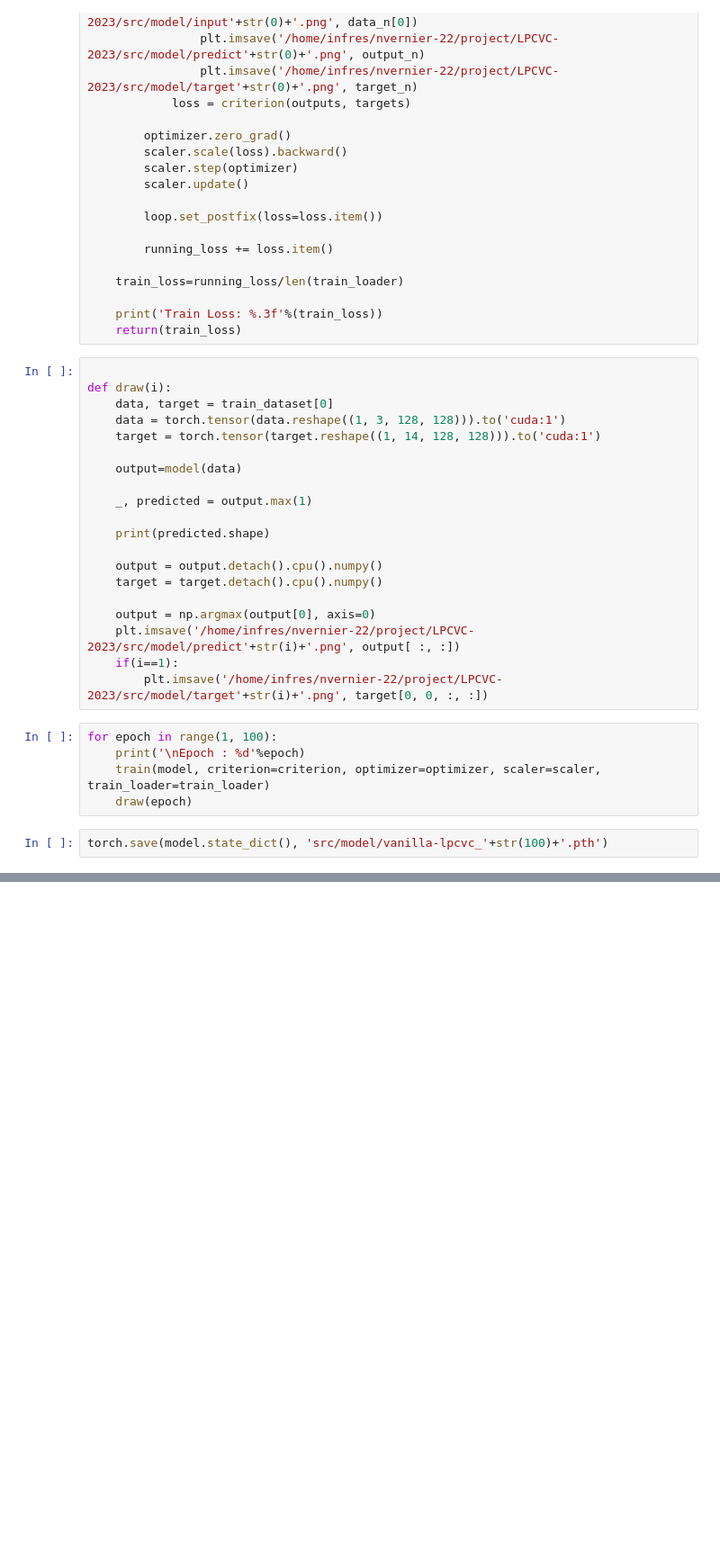
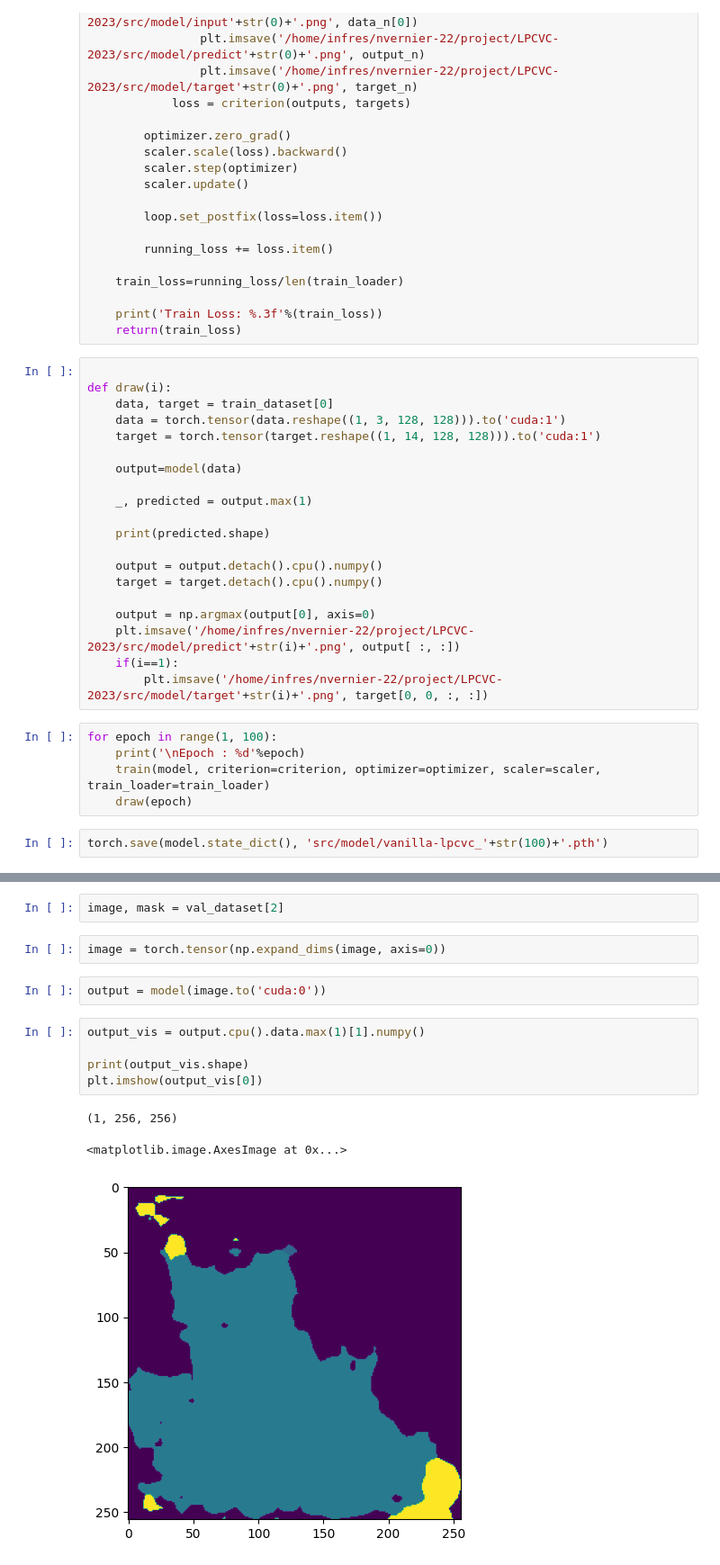
Before and after one commit to SunJacques/LPCVC-2023, a Jupyter notebook: train_test.ipynb, the cells around one changed output, grey strips where cells are left out. Shown at 90% size. Drawn from its saved outputs; the diff is of its cells as text; blank space fills up the shorter version.

```diff
--- a/train_test.ipynb
+++ b/train_test.ipynb
@@ -201,0 +291,15 @@ torch.save(model.state_dict(), 'src/model/vanilla-lpcvc_'+str(100)+'.pth')
+# %%
+image, mask = val_dataset[2]
+# %%
+image = torch.tensor(np.expand_dims(image, axis=0))
+# %%
+output = model(image.to('cuda:0'))
+# %%
+output_vis = output.cpu().data.max(1)[1].numpy()
+
+print(output_vis.shape)
+plt.imshow(output_vis[0])
+# %% [output]
+(1, 256, 256)
+<matplotlib.image.AxesImage at 0x...>
+[figure, added]
```
Also changed, not shown: parts of 29 cells of this notebook, 11 other files.
